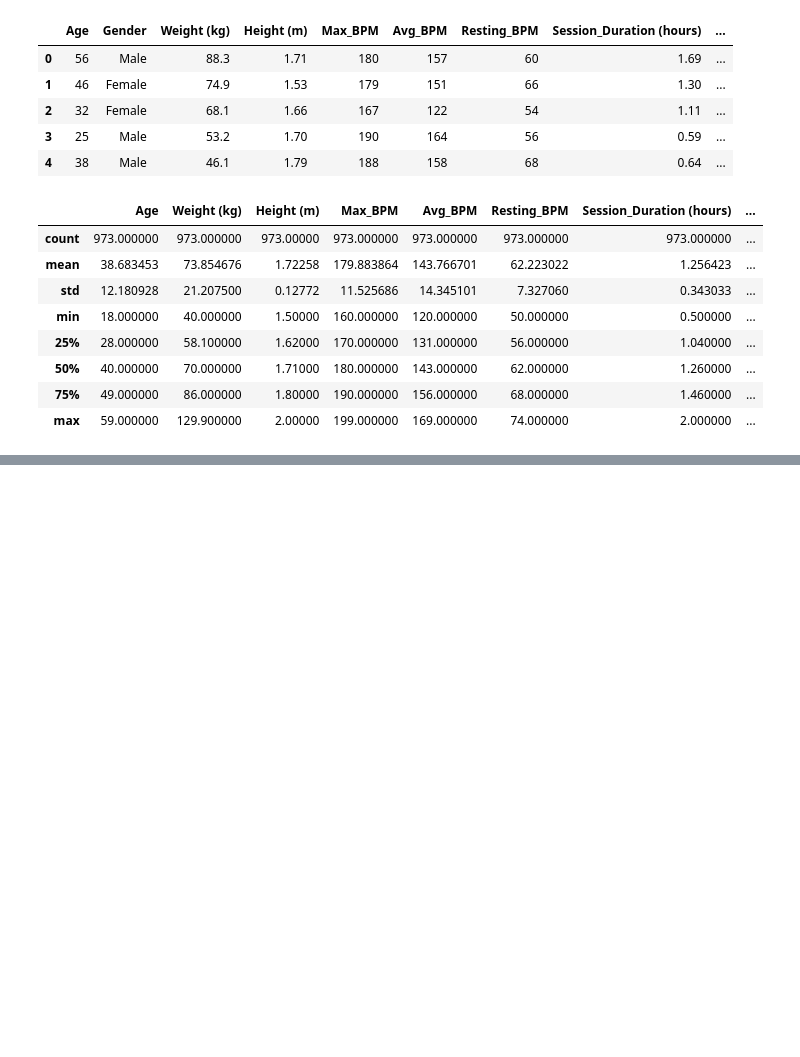
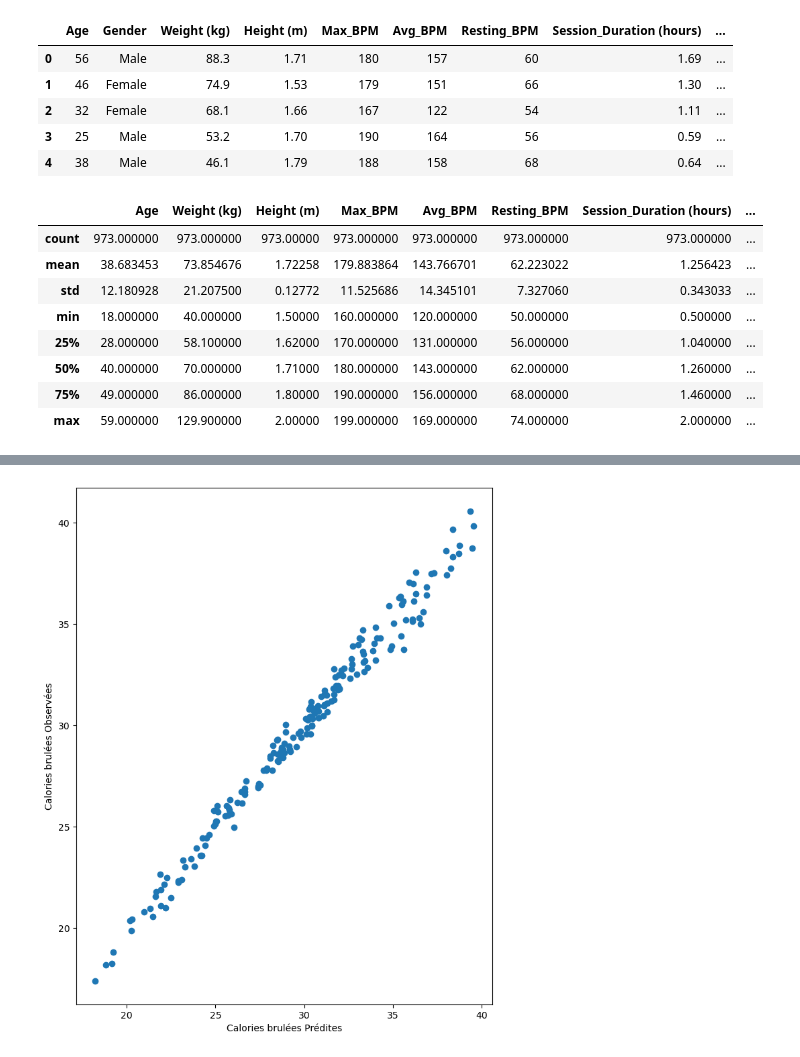
Before and after one commit to Anhquannnnnn/Machine-Learning, a Jupyter notebook: Python.ipynb, the cells around one changed output, grey strips where cells are left out. Saved outputs shown, nothing was run; the diff lists cells and outputs as text; code cells hidden in the pictures; blank space fills up the shorter version.

```diff
--- a/Python.ipynb
+++ b/Python.ipynb
@@ -173,0 +245,7 @@ Xc_test = scaler.transform(X_test)
+# %%
+plt.plot(prev,Yc_test,"o")
+plt.xlabel("Calories brulées Prédites")
+plt.ylabel("Calories brulées Observées")
+plt.show()
+# %% [output]
+[figure, added]
```
Also changed, not shown: parts of 18 cells of this notebook.
